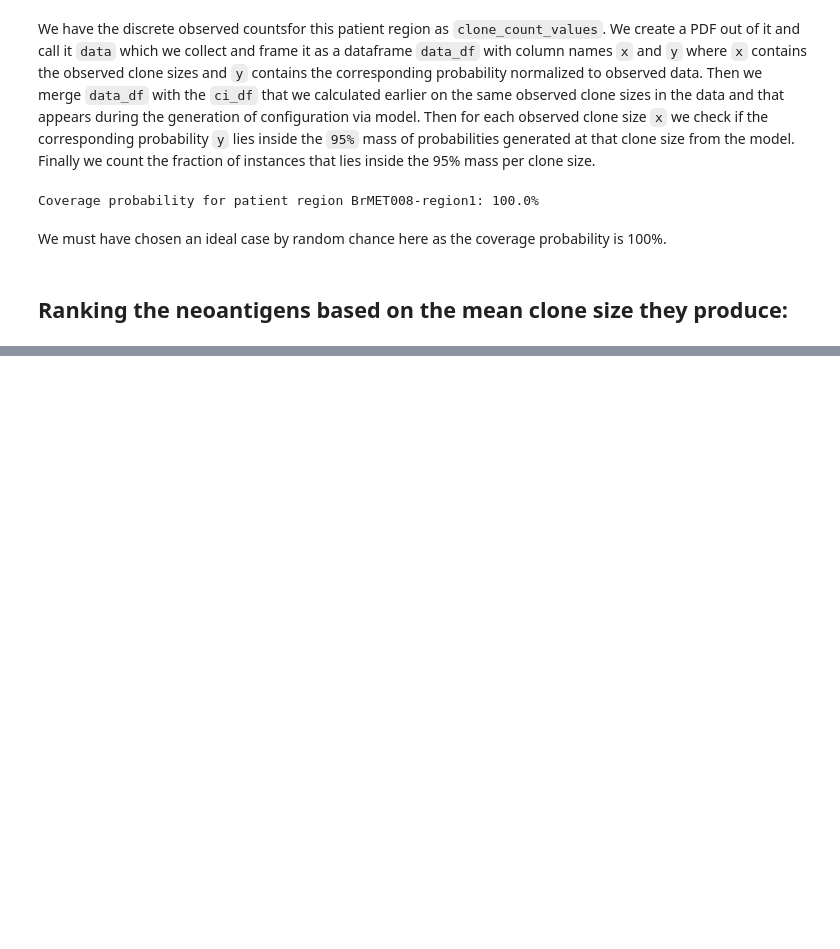
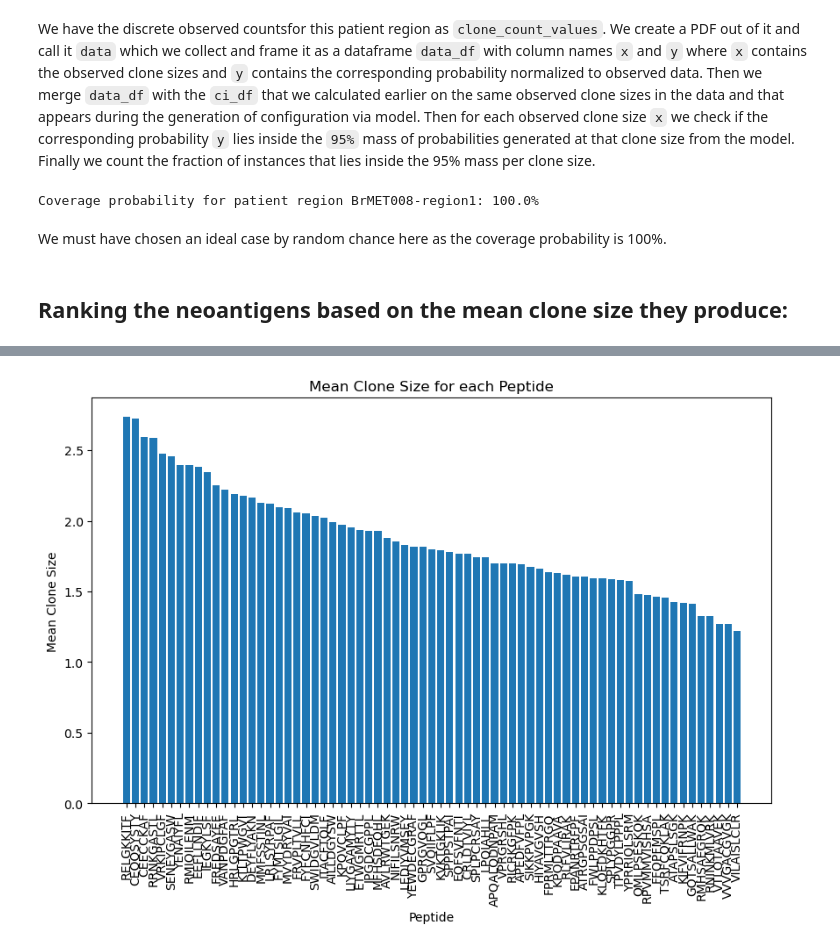
Before and after one commit to maheshworpaudel5001/TCR_proliferation_in_GBM, a Jupyter notebook: tutorial.ipynb, the cells around one changed output, grey strips where cells are left out. Drawn from its saved outputs; the diff is of its cells as text; code cells hidden in the pictures; blank space fills up the shorter version.

Commit message:
added mean clone size per neoantigen substitution scenario

```diff
--- a/tutorial.ipynb
+++ b/tutorial.ipynb
@@ -417,0 +420,9 @@ panpep_score_df
+# %%
+peptide_vs_mean_clone_size_dict = {}
+for _, (peptide, df) in tqdm.tqdm(enumerate(panpep_score_df.groupby(by='Peptide')), total=unique_peptide_count):
+    r_values = df['Score'].values * unique_peptide_count
+    probs_ = calc_probs_for_every_tcr(r_values/scaling_constant, xw_opt, xp_opt, 1000, disable_progressbar=False)
+    model_config = generate_configuration(probs_, min_clone_size=1, max_clone_size=probs_.shape[1]+1, sample_size=1000, disable_progressbar=False)
+    mean_clone_size = np.mean(model_config)
+    peptide_vs_mean_clone_size_dict[peptide] = mean_clone_size
+peptide_vs_mean_clone_size_dict_sorted = sorted(peptide_vs_mean_clone_size_dict.items(), key=lambda x: x[1], reverse=True)
@@ -417,0 +432,15 @@ panpep_score_df
+# %%
+import matplotlib.pyplot as plt
+
+keys = [item[0] for item in peptide_vs_mean_clone_size_dict_sorted]
+values = [item[1] for item in peptide_vs_mean_clone_size_dict_sorted]
+
+plt.figure(figsize=(10, 6))
+plt.bar(keys, values)
+plt.xticks(rotation=90)
+plt.xlabel('Peptide')
+plt.ylabel('Mean Clone Size')
+plt.title('Mean Clone Size for each Peptide')
+plt.show()
+# %% [output]
+[figure, added]
```
Also changed, not shown: parts of 8 cells of this notebook.
